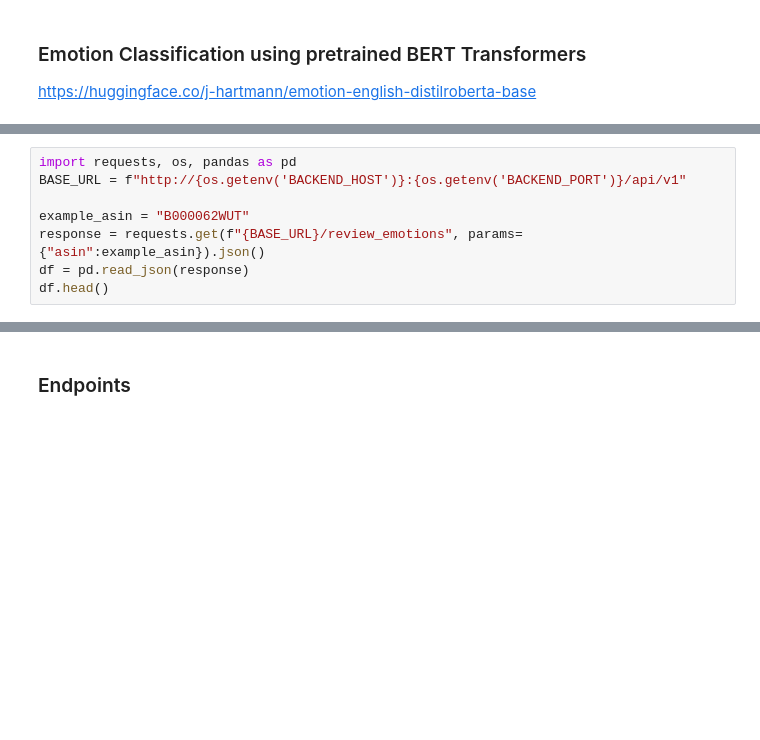
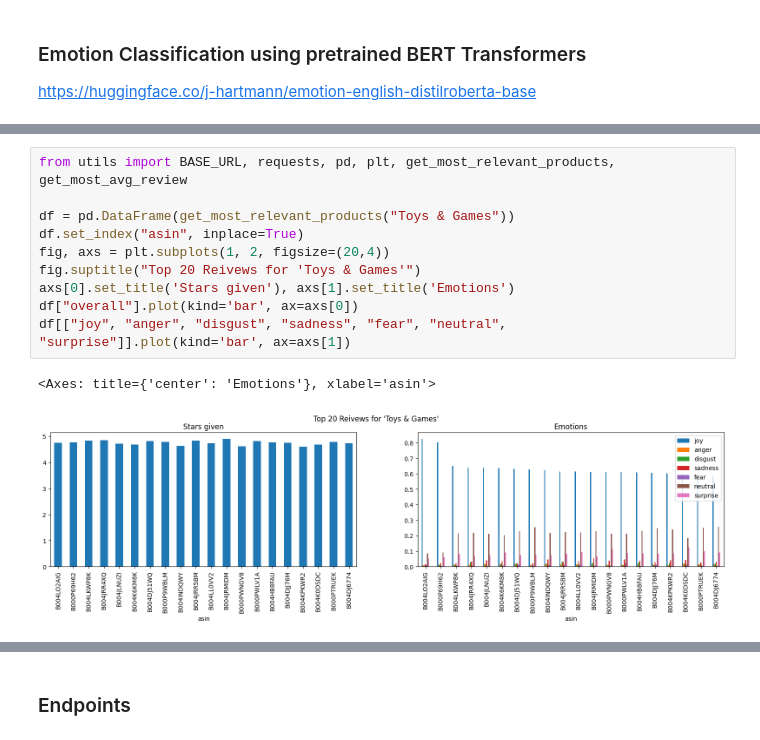
Before and after one commit to martinvuyk/factored-datathon-2023-termidator, a Jupyter notebook: server/notebooks/termidator_unleashed.ipynb, the cells around one changed output, grey strips where cells are left out. Saved outputs shown, nothing was run; the diff lists cells and outputs as text; blank space fills up the shorter version.

Commit message:
final product structure, mostly functional

```diff
--- a/server/notebooks/termidator_unleashed.ipynb
+++ b/server/notebooks/termidator_unleashed.ipynb
@@ -35,8 +32,0 @@ https://huggingface.co/j-hartmann/emotion-english-distilroberta-base
-# %%
-import requests, os, pandas as pd
-BASE_URL = f"http://{os.getenv('BACKEND_HOST')}:{os.getenv('BACKEND_PORT')}/api/v1"
-
-example_asin = "B000062WUT"
-response = requests.get(f"{BASE_URL}/review_emotions", params={"asin":example_asin}).json()
-df = pd.read_json(response)
-df.head()
@@ -42,0 +38,13 @@ df.head()
+# %%
+from utils import BASE_URL, requests, pd, plt, get_most_relevant_products, get_most_avg_review
+
+df = pd.DataFrame(get_most_relevant_products("Toys & Games"))
+df.set_index("asin", inplace=True)
+fig, axs = plt.subplots(1, 2, figsize=(20,4))
+fig.suptitle("Top 20 Reivews for 'Toys & Games'")
+axs[0].set_title('Stars given'), axs[1].set_title('Emotions')
+df["overall"].plot(kind='bar', ax=axs[0])
+df[["joy", "anger", "disgust", "sadness", "fear", "neutral", "surprise"]].plot(kind='bar', ax=axs[1])
+# %% [output]
+<Axes: title={'center': 'Emotions'}, xlabel='asin'>
+[figure, added]
```
Also changed, not shown: parts of 6 cells of this notebook, 26 other files.
